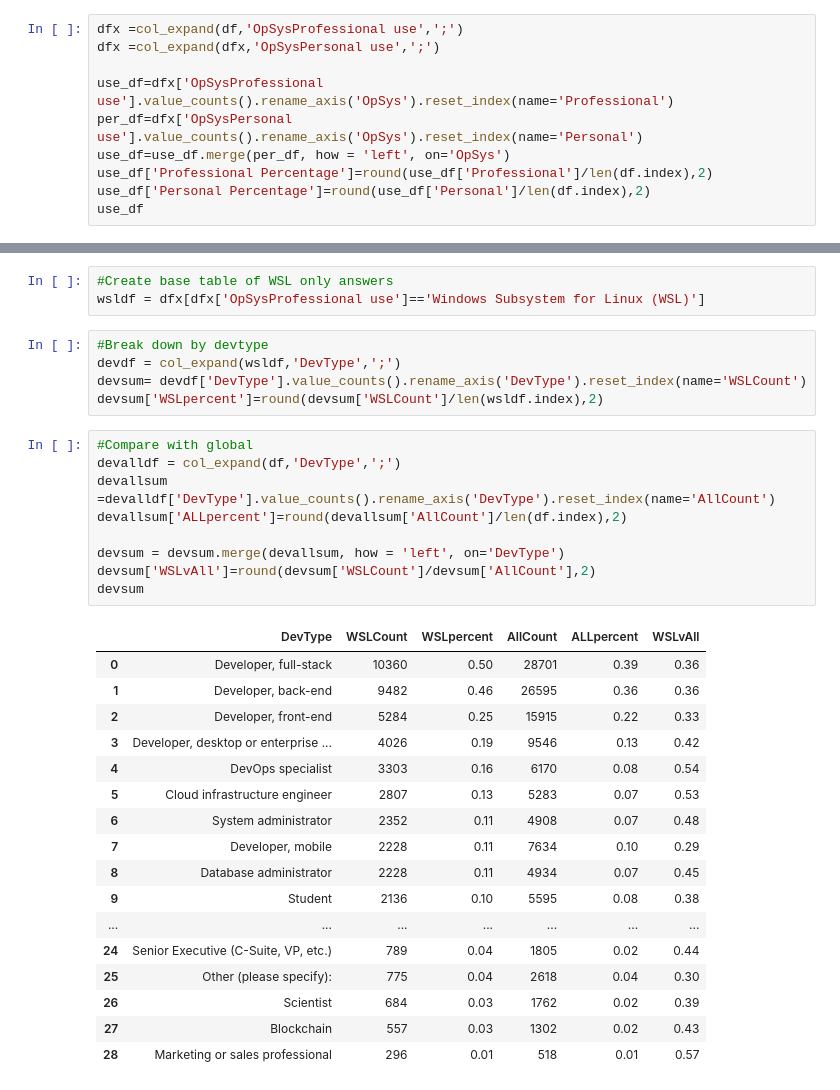
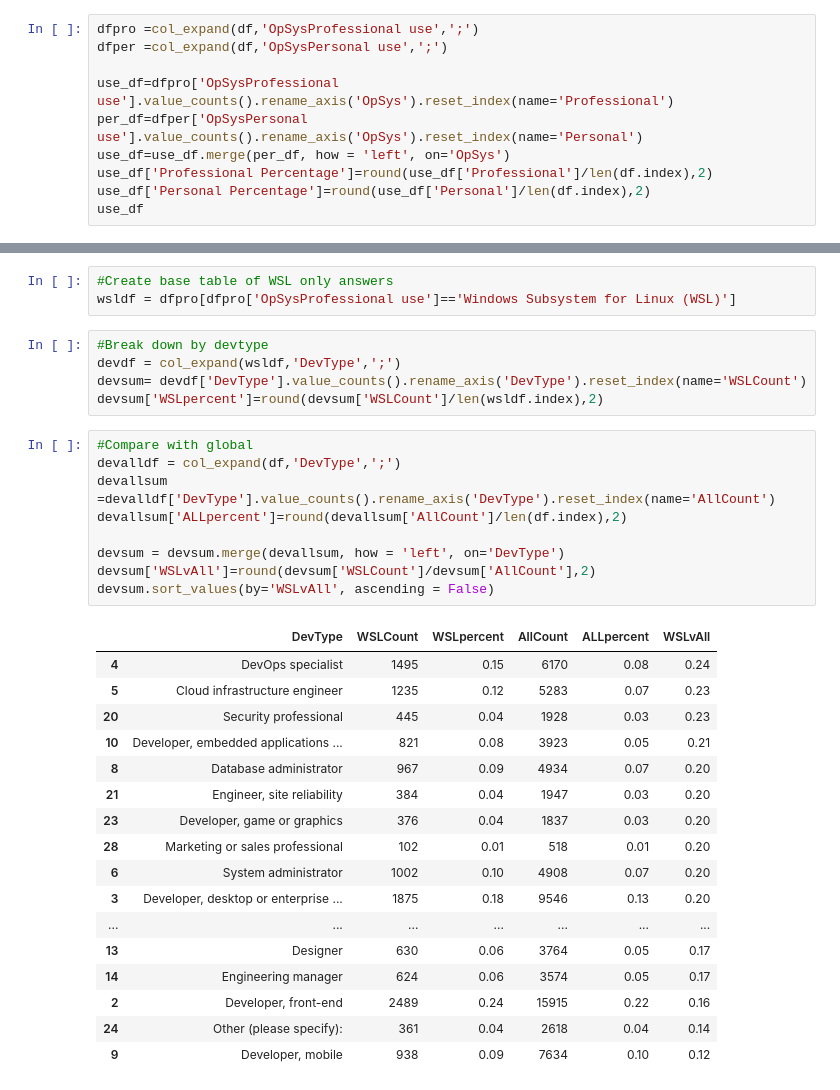
Before and after one commit to local-optimum/stackoverflow-ws-insights, a Jupyter notebook: SO22_WSL.ipynb, the cells around one changed output, grey strips where cells are left out. Cells and saved outputs as stored; diff of their text form.

```diff
--- a/SO22_WSL.ipynb
+++ b/SO22_WSL.ipynb
@@ -18,11 +23,11 @@ def col_expand(dataframe,colname,separator):
 # %% [markdown]
 ## Personal vs Professional use comparison
 # %%
-dfx =col_expand(df,'OpSysProfessional use',';')
-dfx =col_expand(dfx,'OpSysPersonal use',';')
+dfpro =col_expand(df,'OpSysProfessional use',';')
+dfper =col_expand(df,'OpSysPersonal use',';')
 
-use_df=dfx['OpSysProfessional use'].value_counts().rename_axis('OpSys').reset_index(name='Professional')
-per_df=dfx['OpSysPersonal use'].value_counts().rename_axis('OpSys').reset_index(name='Personal')
+use_df=dfpro['OpSysProfessional use'].value_counts().rename_axis('OpSys').reset_index(name='Professional')
+per_df=dfper['OpSysPersonal use'].value_counts().rename_axis('OpSys').reset_index(name='Personal')
 use_df=use_df.merge(per_df, how = 'left', on='OpSys')
 use_df['Professional Percentage']=round(use_df['Professional']/len(df.index),2)
 use_df['Personal Percentage']=round(use_df['Personal']/len(df.index),2)
@@ -46,7 +54,7 @@ sns.despine(fig)
 ## WSL Professional Users by Job Role
 # %%
 #Create base table of WSL only answers
-wsldf = dfx[dfx['OpSysProfessional use']=='Windows Subsystem for Linux (WSL)']
+wsldf = dfpro[dfpro['OpSysProfessional use']=='Windows Subsystem for Linux (WSL)']
 # %%
 #Break down by devtype
 devdf = col_expand(wsldf,'DevType',';')
@@ -55,27 +63,27 @@ devsum['WSLpercent']=round(devsum['WSLCount']/len(wsldf.index),2)
 # %%
 #Compare with global
 devalldf = col_expand(df,'DevType',';')
 devallsum =devalldf['DevType'].value_counts().rename_axis('DevType').reset_index(name='AllCount')
 devallsum['ALLpercent']=round(devallsum['AllCount']/len(df.index),2)
 
 devsum = devsum.merge(devallsum, how = 'left', on='DevType')
 devsum['WSLvAll']=round(devsum['WSLCount']/devsum['AllCount'],2)
-devsum
+devsum.sort_values(by='WSLvAll', ascending = False)
 # %% [output]
 |  | DevType | WSLCount | WSLpercent | AllCount | ALLpercent | WSLvAll |
-| 0 | Developer, full-stack | 10360 | 0.50 | 28701 | 0.39 | 0.36 |
-| 1 | Developer, back-end | 9482 | 0.46 | 26595 | 0.36 | 0.36 |
-| 2 | Developer, front-end | 5284 | 0.25 | 15915 | 0.22 | 0.33 |
-| 3 | Developer, desktop or enterprise ... | 4026 | 0.19 | 9546 | 0.13 | 0.42 |
-| 4 | DevOps specialist | 3303 | 0.16 | 6170 | 0.08 | 0.54 |
-| 5 | Cloud infrastructure engineer | 2807 | 0.13 | 5283 | 0.07 | 0.53 |
-| 6 | System administrator | 2352 | 0.11 | 4908 | 0.07 | 0.48 |
-| 7 | Developer, mobile | 2228 | 0.11 | 7634 | 0.10 | 0.29 |
-| 8 | Database administrator | 2228 | 0.11 | 4934 | 0.07 | 0.45 |
-| 9 | Student | 2136 | 0.10 | 5595 | 0.08 | 0.38 |
+| 4 | DevOps specialist | 1495 | 0.15 | 6170 | 0.08 | 0.24 |
+| 5 | Cloud infrastructure engineer | 1235 | 0.12 | 5283 | 0.07 | 0.23 |
+| 20 | Security professional | 445 | 0.04 | 1928 | 0.03 | 0.23 |
+| 10 | Developer, embedded applications ... | 821 | 0.08 | 3923 | 0.05 | 0.21 |
+| 8 | Database administrator | 967 | 0.09 | 4934 | 0.07 | 0.20 |
+| 21 | Engineer, site reliability | 384 | 0.04 | 1947 | 0.03 | 0.20 |
+| 23 | Developer, game or graphics | 376 | 0.04 | 1837 | 0.03 | 0.20 |
+| 28 | Marketing or sales professional | 102 | 0.01 | 518 | 0.01 | 0.20 |
+| 6 | System administrator | 1002 | 0.10 | 4908 | 0.07 | 0.20 |
+| 3 | Developer, desktop or enterprise ... | 1875 | 0.18 | 9546 | 0.13 | 0.20 |
 | ... | ... | ... | ... | ... | ... | ... |
-| 24 | Senior Executive (C-Suite, VP, etc.) | 789 | 0.04 | 1805 | 0.02 | 0.44 |
-| 25 | Other (please specify): | 775 | 0.04 | 2618 | 0.04 | 0.30 |
-| 26 | Scientist | 684 | 0.03 | 1762 | 0.02 | 0.39 |
-| 27 | Blockchain | 557 | 0.03 | 1302 | 0.02 | 0.43 |
-| 28 | Marketing or sales professional | 296 | 0.01 | 518 | 0.01 | 0.57 |
+| 13 | Designer | 630 | 0.06 | 3764 | 0.05 | 0.17 |
+| 14 | Engineering manager | 624 | 0.06 | 3574 | 0.05 | 0.17 |
+| 2 | Developer, front-end | 2489 | 0.24 | 15915 | 0.22 | 0.16 |
+| 24 | Other (please specify): | 361 | 0.04 | 2618 | 0.04 | 0.14 |
+| 9 | Developer, mobile | 938 | 0.09 | 7634 | 0.10 | 0.12 |
```
Also changed, not shown: parts of 7 cells of this notebook.
